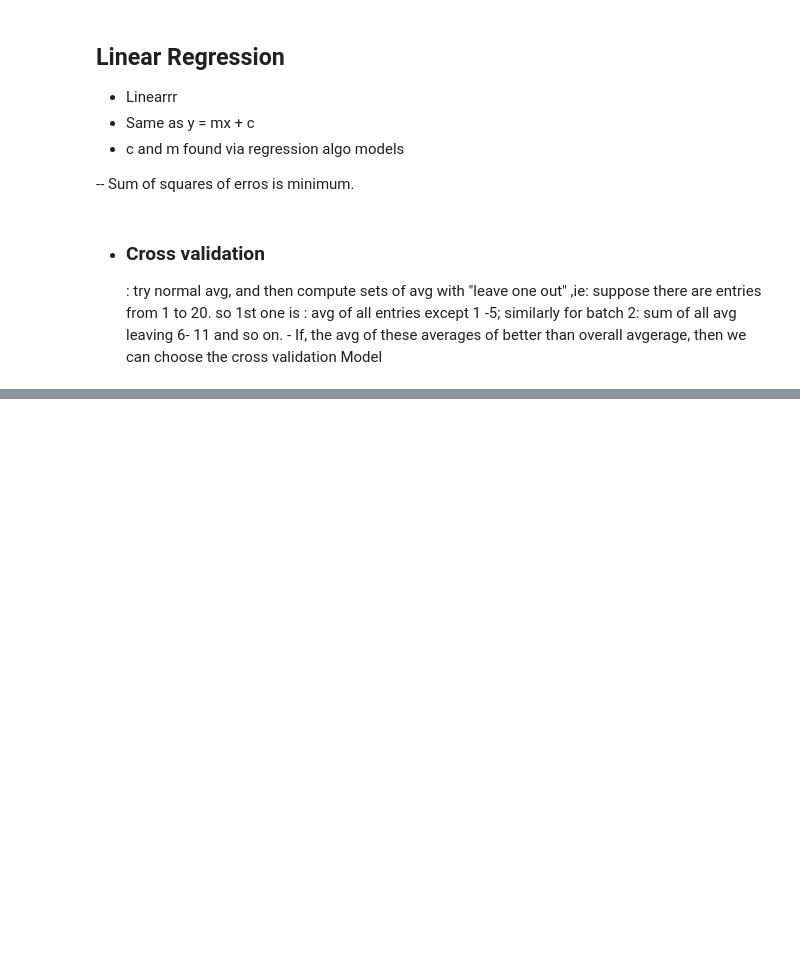
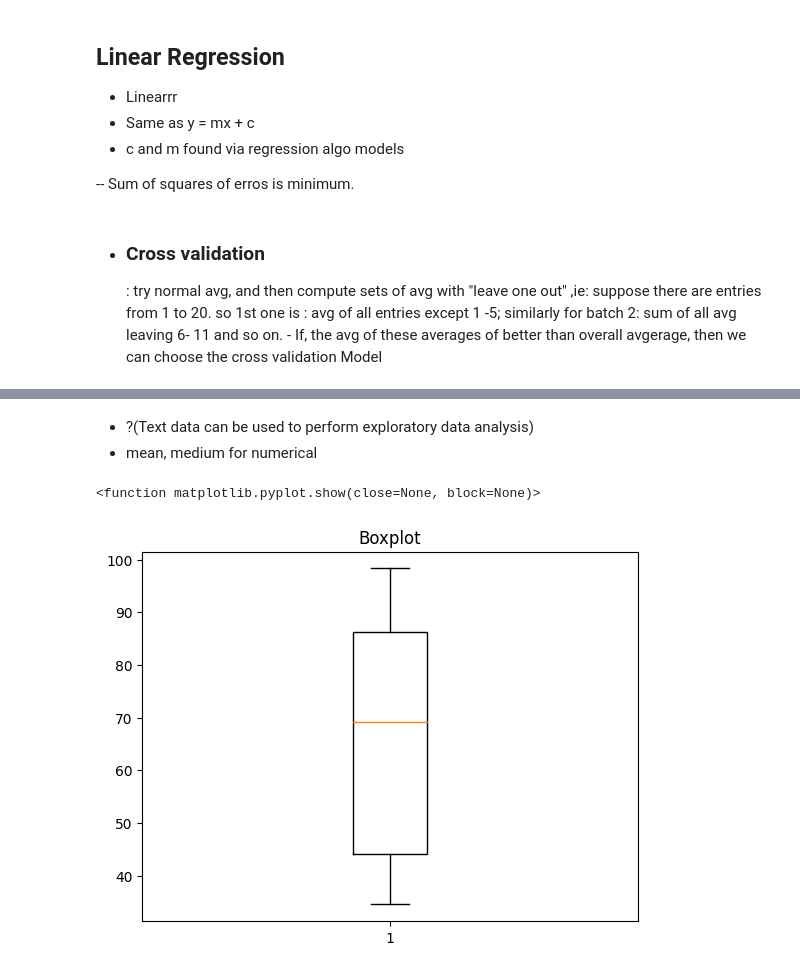
Before and after one commit to subru-37/IBM-Workshop, a Jupyter notebook: IBM-DLWS-hackshaw.ipynb, the cells around one changed output, grey strips where cells are left out. Cells and saved outputs as stored; diff of their text form; code cells hidden in the pictures; blank space fills up the shorter version.

```diff
--- a/IBM-DLWS-hackshaw.ipynb
+++ b/IBM-DLWS-hackshaw.ipynb
@@ -41,0 +89,13 @@ FileNotFoundError: [Errno 2] No such file or directory: 'Mult_Reg_Yield.csv'
+# %% [markdown]
+- ?(Text data can be used to perform exploratory data analysis)
+- mean, medium for numerical
+# %%
+#boxplot
+myplot.boxplot(mydata["Yield"])
+myplot.title("Boxplot")
+myplot.show
+
+# Out liers will lie on the T ie; as in is the T. Box inte molil and thaazhe
+# %% [output]
+<function matplotlib.pyplot.show(close=None, block=None)>
+[figure, added]
```
Also changed, not shown: parts of 17 cells of this notebook.
